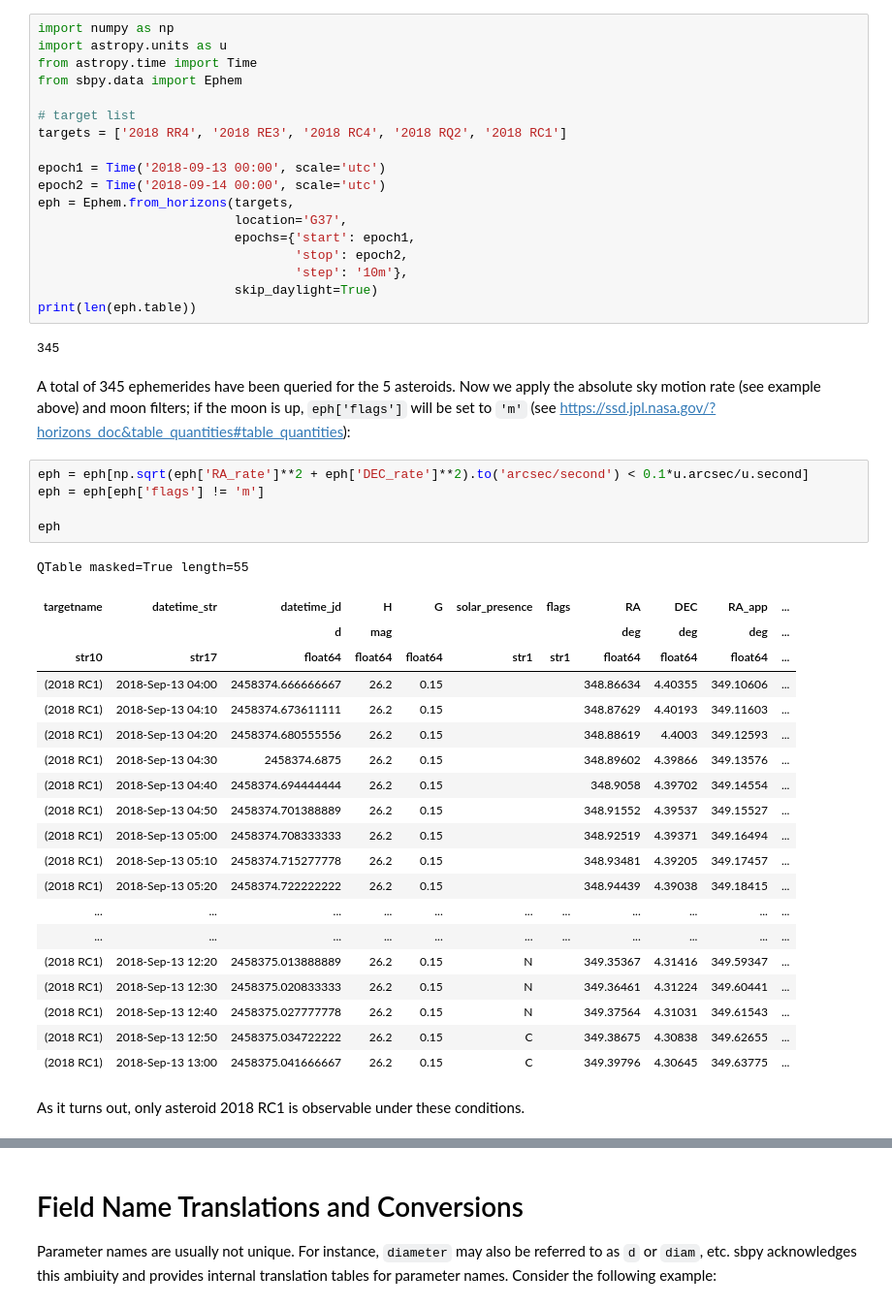
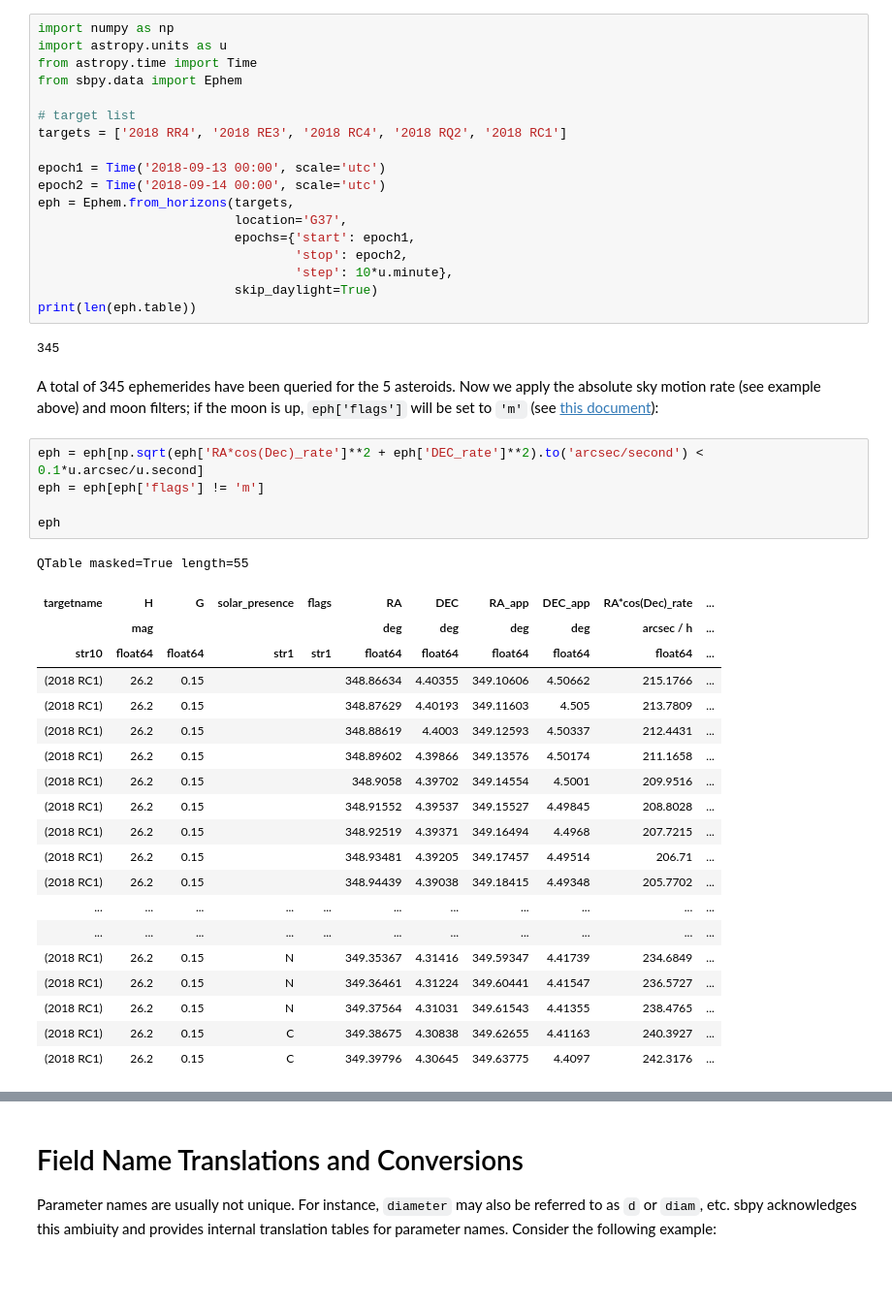
Before and after one commit to NASA-Planetary-Science/sbpy-tutorial, a Jupyter notebook: notebooks/data/General_concepts.ipynb, the cells around one changed output, grey strips where cells are left out. Shown: that part at 97% size. Cells and saved outputs as stored; diff of their text form; blank space fills up the shorter version.

```diff
--- a/notebooks/data/General_concepts.ipynb
+++ b/notebooks/data/General_concepts.ipynb
@@ -91,38 +93,36 @@ eph = Ephem.from_horizons(targets,
                           location='G37',
                           epochs={'start': epoch1,
                                   'stop': epoch2,
-                                  'step': '10m'},
+                                  'step': 10*u.minute},
                           skip_daylight=True)
 print(len(eph.table))
 # %% [output]
 345
 # %% [markdown]
-A total of 345 ephemerides have been queried for the 5 asteroids. Now we apply the absolute sky motion rate (see example above) and moon filters; if the moon is up, `eph['flags']` will be set to `'m'` (see https://ssd.jpl.nasa.gov/?horizons_doc&table_quantities#table_quantities):
+A total of 345 ephemerides have been queried for the 5 asteroids. Now we apply the absolute sky motion rate (see example above) and moon filters; if the moon is up, `eph['flags']` will be set to `'m'` (see [this document](https://ssd.jpl.nasa.gov/?horizons_doc&table_quantities#table_quantities)):
 # %%
-eph = eph[np.sqrt(eph['RA_rate']**2 + eph['DEC_rate']**2).to('arcsec/second') < 0.1*u.arcsec/u.second]
+eph = eph[np.sqrt(eph['RA*cos(Dec)_rate']**2 + eph['DEC_rate']**2).to('arcsec/second') < 0.1*u.arcsec/u.second]
 eph = eph[eph['flags'] != 'm']
 
 eph
 # %% [output]
 QTable masked=True length=55
-| targetname | datetime_str | datetime_jd | H | G | solar_presence | flags | RA | DEC | RA_app | ... |
-|  |  | d | mag |  |  |  | deg | deg | deg | ... |
-| str10 | str17 | float64 | float64 | float64 | str1 | str1 | float64 | float64 | float64 | ... |
-| (2018 RC1) | 2018-Sep-13 04:00 | 2458374.666666667 | 26.2 | 0.15 |  |  | 348.86634 | 4.40355 | 349.10606 | ... |
-| (2018 RC1) | 2018-Sep-13 04:10 | 2458374.673611111 | 26.2 | 0.15 |  |  | 348.87629 | 4.40193 | 349.11603 | ... |
-| (2018 RC1) | 2018-Sep-13 04:20 | 2458374.680555556 | 26.2 | 0.15 |  |  | 348.88619 | 4.4003 | 349.12593 | ... |
-| (2018 RC1) | 2018-Sep-13 04:30 | 2458374.6875 | 26.2 | 0.15 |  |  | 348.89602 | 4.39866 | 349.13576 | ... |
-| (2018 RC1) | 2018-Sep-13 04:40 | 2458374.694444444 | 26.2 | 0.15 |  |  | 348.9058 | 4.39702 | 349.14554 | ... |
-| (2018 RC1) | 2018-Sep-13 04:50 | 2458374.701388889 | 26.2 | 0.15 |  |  | 348.91552 | 4.39537 | 349.15527 | ... |
-| (2018 RC1) | 2018-Sep-13 05:00 | 2458374.708333333 | 26.2 | 0.15 |  |  | 348.92519 | 4.39371 | 349.16494 | ... |
-| (2018 RC1) | 2018-Sep-13 05:10 | 2458374.715277778 | 26.2 | 0.15 |  |  | 348.93481 | 4.39205 | 349.17457 | ... |
-| (2018 RC1) | 2018-Sep-13 05:20 | 2458374.722222222 | 26.2 | 0.15 |  |  | 348.94439 | 4.39038 | 349.18415 | ... |
+| targetname | H | G | solar_presence | flags | RA | DEC | RA_app | DEC_app | RA*cos(Dec)_rate | ... |
+|  | mag |  |  |  | deg | deg | deg | deg | arcsec / h | ... |
+| str10 | float64 | float64 | str1 | str1 | float64 | float64 | float64 | float64 | float64 | ... |
+| (2018 RC1) | 26.2 | 0.15 |  |  | 348.86634 | 4.40355 | 349.10606 | 4.50662 | 215.1766 | ... |
+| (2018 RC1) | 26.2 | 0.15 |  |  | 348.87629 | 4.40193 | 349.11603 | 4.505 | 213.7809 | ... |
+| (2018 RC1) | 26.2 | 0.15 |  |  | 348.88619 | 4.4003 | 349.12593 | 4.50337 | 212.4431 | ... |
+| (2018 RC1) | 26.2 | 0.15 |  |  | 348.89602 | 4.39866 | 349.13576 | 4.50174 | 211.1658 | ... |
+| (2018 RC1) | 26.2 | 0.15 |  |  | 348.9058 | 4.39702 | 349.14554 | 4.5001 | 209.9516 | ... |
+| (2018 RC1) | 26.2 | 0.15 |  |  | 348.91552 | 4.39537 | 349.15527 | 4.49845 | 208.8028 | ... |
+| (2018 RC1) | 26.2 | 0.15 |  |  | 348.92519 | 4.39371 | 349.16494 | 4.4968 | 207.7215 | ... |
+| (2018 RC1) | 26.2 | 0.15 |  |  | 348.93481 | 4.39205 | 349.17457 | 4.49514 | 206.71 | ... |
+| (2018 RC1) | 26.2 | 0.15 |  |  | 348.94439 | 4.39038 | 349.18415 | 4.49348 | 205.7702 | ... |
 | ... | ... | ... | ... | ... | ... | ... | ... | ... | ... | ... |
 | ... | ... | ... | ... | ... | ... | ... | ... | ... | ... | ... |
-| (2018 RC1) | 2018-Sep-13 12:20 | 2458375.013888889 | 26.2 | 0.15 | N |  | 349.35367 | 4.31416 | 349.59347 | ... |
-| (2018 RC1) | 2018-Sep-13 12:30 | 2458375.020833333 | 26.2 | 0.15 | N |  | 349.36461 | 4.31224 | 349.60441 | ... |
-| (2018 RC1) | 2018-Sep-13 12:40 | 2458375.027777778 | 26.2 | 0.15 | N |  | 349.37564 | 4.31031 | 349.61543 | ... |
-| (2018 RC1) | 2018-Sep-13 12:50 | 2458375.034722222 | 26.2 | 0.15 | C |  | 349.38675 | 4.30838 | 349.62655 | ... |
-| (2018 RC1) | 2018-Sep-13 13:00 | 2458375.041666667 | 26.2 | 0.15 | C |  | 349.39796 | 4.30645 | 349.63775 | ... |
+| (2018 RC1) | 26.2 | 0.15 | N |  | 349.35367 | 4.31416 | 349.59347 | 4.41739 | 234.6849 | ... |
+| (2018 RC1) | 26.2 | 0.15 | N |  | 349.36461 | 4.31224 | 349.60441 | 4.41547 | 236.5727 | ... |
+| (2018 RC1) | 26.2 | 0.15 | N |  | 349.37564 | 4.31031 | 349.61543 | 4.41355 | 238.4765 | ... |
+| (2018 RC1) | 26.2 | 0.15 | C |  | 349.38675 | 4.30838 | 349.62655 | 4.41163 | 240.3927 | ... |
+| (2018 RC1) | 26.2 | 0.15 | C |  | 349.39796 | 4.30645 | 349.63775 | 4.4097 | 242.3176 | ... |
-# %% [markdown]
-As it turns out, only asteroid 2018 RC1 is observable under these conditions.
```
Also changed, not shown: parts of 8 cells of this notebook, 4 other files.
